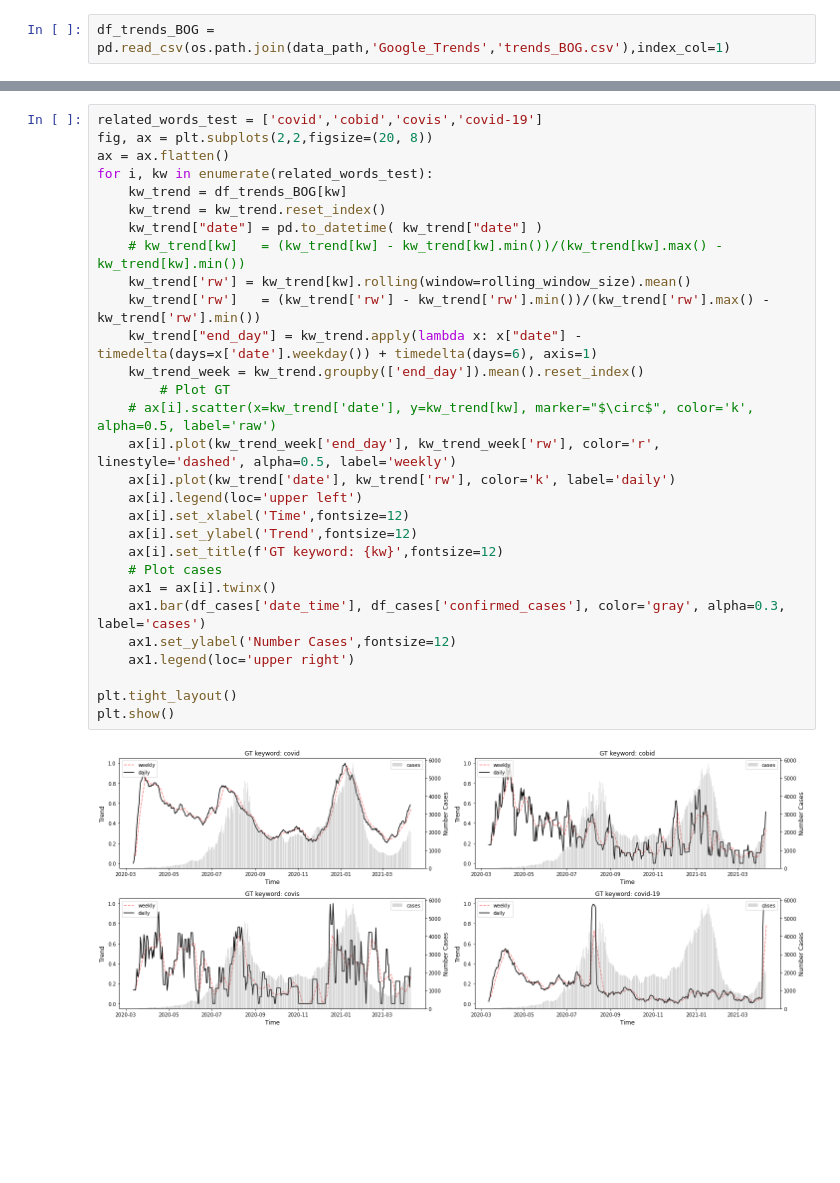
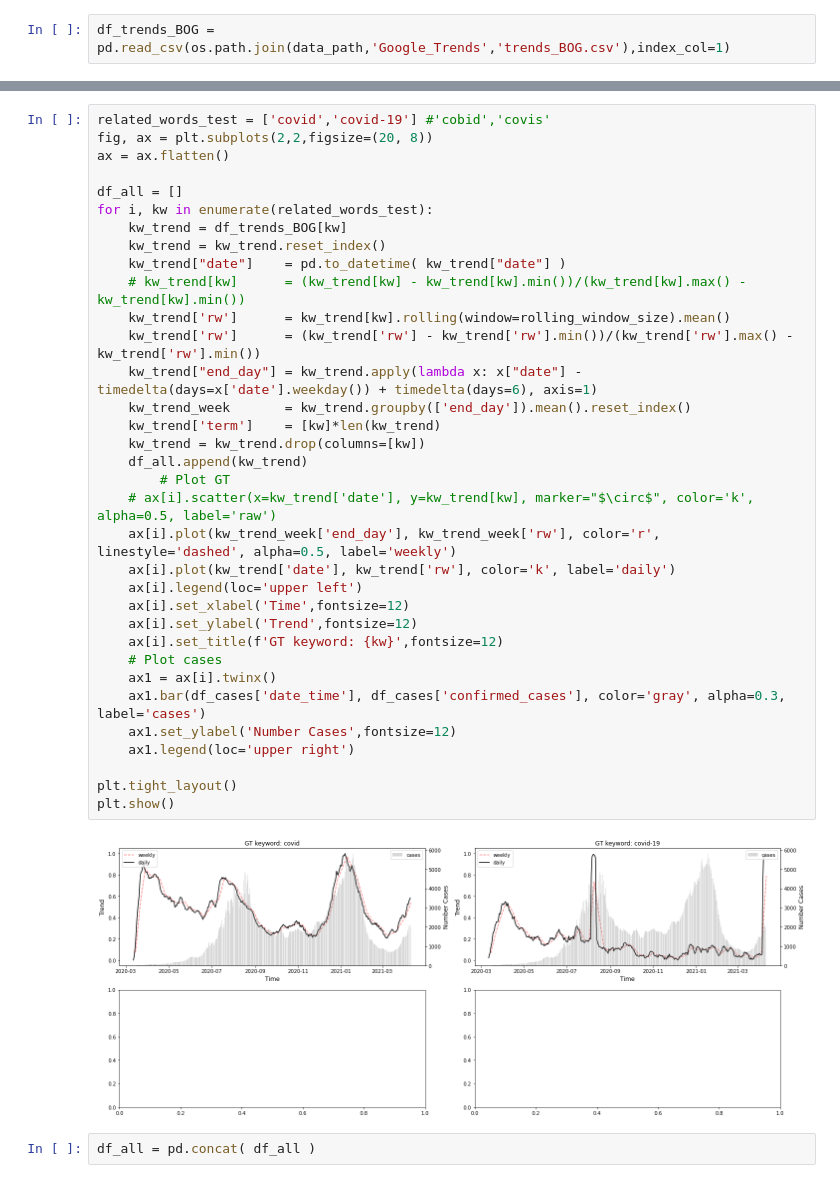
Before and after one commit to samueltof/covid19_forecast_ml, a Jupyter notebook: data_visualization.ipynb, the cells around one changed output, grey strips where cells are left out. Drawn from its saved outputs; the diff is of its cells as text; blank space fills up the shorter version.

```diff
--- a/data_visualization.ipynb
+++ b/data_visualization.ipynb
@@ -259,31 +243,38 @@ Name: anosmia, Length: 401, dtype: float64
 # %%
-related_words_test = ['covid','cobid','covis','covid-19']
+related_words_test = ['covid','covid-19'] #'cobid','covis'
 fig, ax = plt.subplots(2,2,figsize=(20, 8))
 ax = ax.flatten()
+
+df_all = []
 for i, kw in enumerate(related_words_test):
     kw_trend = df_trends_BOG[kw]
     kw_trend = kw_trend.reset_index()
-    kw_trend["date"] = pd.to_datetime( kw_trend["date"] )
-    # kw_trend[kw]   = (kw_trend[kw] - kw_trend[kw].min())/(kw_trend[kw].max() - kw_trend[kw].min())
-    kw_trend['rw'] = kw_trend[kw].rolling(window=rolling_window_size).mean()
-    kw_trend['rw']   = (kw_trend['rw'] - kw_trend['rw'].min())/(kw_trend['rw'].max() - kw_trend['rw'].min())
+    kw_trend["date"]    = pd.to_datetime( kw_trend["date"] )
+    # kw_trend[kw]      = (kw_trend[kw] - kw_trend[kw].min())/(kw_trend[kw].max() - kw_trend[kw].min())
+    kw_trend['rw']      = kw_trend[kw].rolling(window=rolling_window_size).mean()
+    kw_trend['rw']      = (kw_trend['rw'] - kw_trend['rw'].min())/(kw_trend['rw'].max() - kw_trend['rw'].min())
     kw_trend["end_day"] = kw_trend.apply(lambda x: x["date"] - timedelta(days=x['date'].weekday()) + timedelta(days=6), axis=1)
-    kw_trend_week = kw_trend.groupby(['end_day']).mean().reset_index()
+    kw_trend_week       = kw_trend.groupby(['end_day']).mean().reset_index()
+    kw_trend['term']    = [kw]*len(kw_trend)
+    kw_trend = kw_trend.drop(columns=[kw])
+    df_all.append(kw_trend)
         # Plot GT
     # ax[i].scatter(x=kw_trend['date'], y=kw_trend[kw], marker="$\circ$", color='k', alpha=0.5, label='raw')
     ax[i].plot(kw_trend_week['end_day'], kw_trend_week['rw'], color='r', linestyle='dashed', alpha=0.5, label='weekly')
     ax[i].plot(kw_trend['date'], kw_trend['rw'], color='k', label='daily')
     ax[i].legend(loc='upper left')
     ax[i].set_xlabel('Time',fontsize=12)
     ax[i].set_ylabel('Trend',fontsize=12)
     ax[i].set_title(f'GT keyword: {kw}',fontsize=12)
     # Plot cases
     ax1 = ax[i].twinx()
     ax1.bar(df_cases['date_time'], df_cases['confirmed_cases'], color='gray', alpha=0.3, label='cases')
     ax1.set_ylabel('Number Cases',fontsize=12)
     ax1.legend(loc='upper right')
 
 plt.tight_layout()
 plt.show()
 # %% [output]
-[figure, old version]
+[figure, new version]
+# %%
+df_all = pd.concat( df_all )
```
Also changed, not shown: parts of 10 cells of this notebook.
